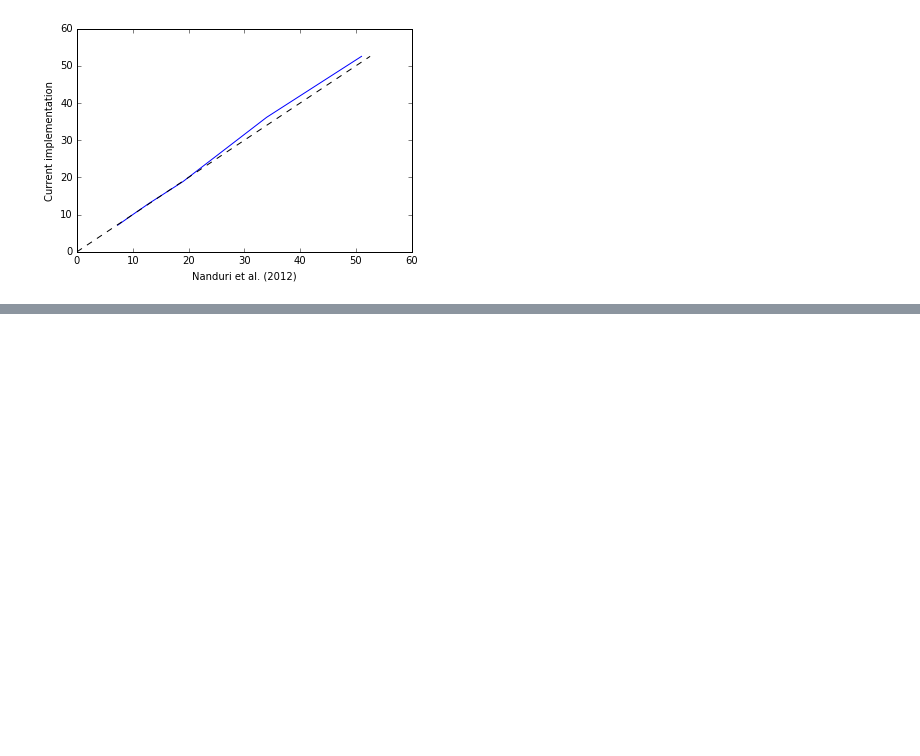
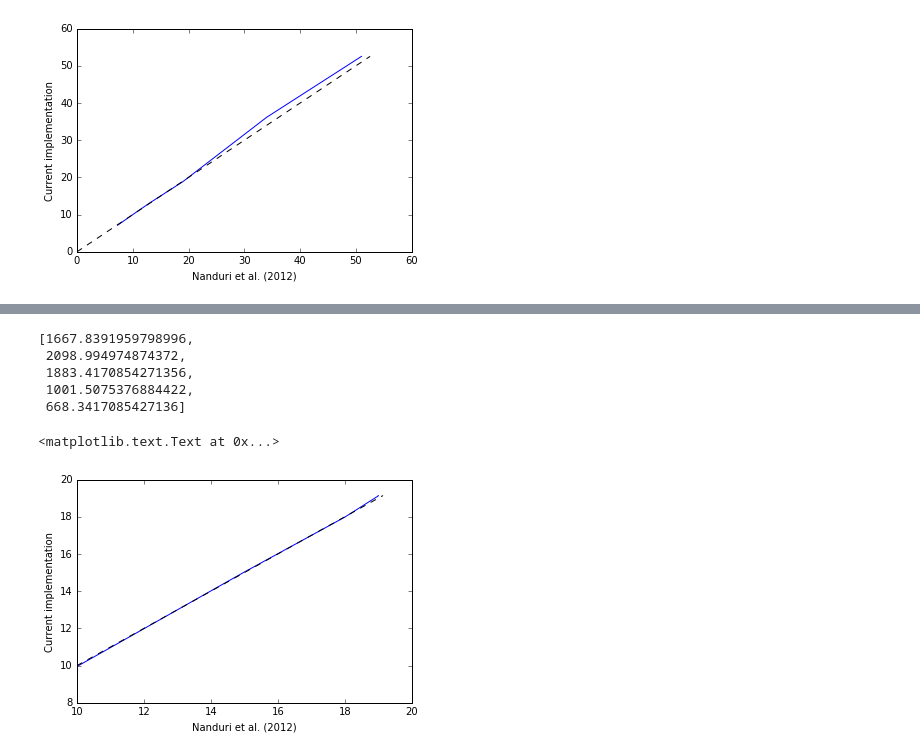
Before and after one commit to mbeyeler/pulse2percept, a Jupyter notebook: examples/notebooks/1.0-mb-exp-nanduri2012.ipynb, the cells around one changed output, grey strips where cells are left out. Drawn from its saved outputs; the diff is of its cells as text; code cells hidden in the pictures; blank space fills up the shorter version.

```diff
--- a/examples/notebooks/1.0-mb-exp-nanduri2012.ipynb
+++ b/examples/notebooks/1.0-mb-exp-nanduri2012.ipynb
@@ -60,0 +113,25 @@ plt.ylabel('Current implementation')
+# %%
+# Here are the scaling factors required to have the desired output
+all_scale
+# %% [output]
+[1667.8391959798996,
+ 2098.994974874372,
+ 1883.4170854271356,
+ 1001.5075376884422,
+ 668.3417085427136]
+# %%
+# Case in point: If we apply these scaling factors correctly as a function of amplitude,
+# our new implementation should match the Nanduri data
+B = []
+for ampl,s in zip(all_amps, all_scale):
+    ntm.asymptote = s
+    R4 = ntm.model_cascade(get_pulse_train(20, ampl), dojit=True)
+    B.append(R4.data.max())
+
+plt.plot(out_amps, B)
+plt.plot([10, B[-1]], [10, B[-1]], '--k')
+plt.xlabel('Nanduri et al. (2012)')
+plt.ylabel('Current implementation')
+# %% [output]
+<matplotlib.text.Text at 0x...>
+[figure, added]
```
Also changed, not shown: parts of 11 cells of this notebook.
